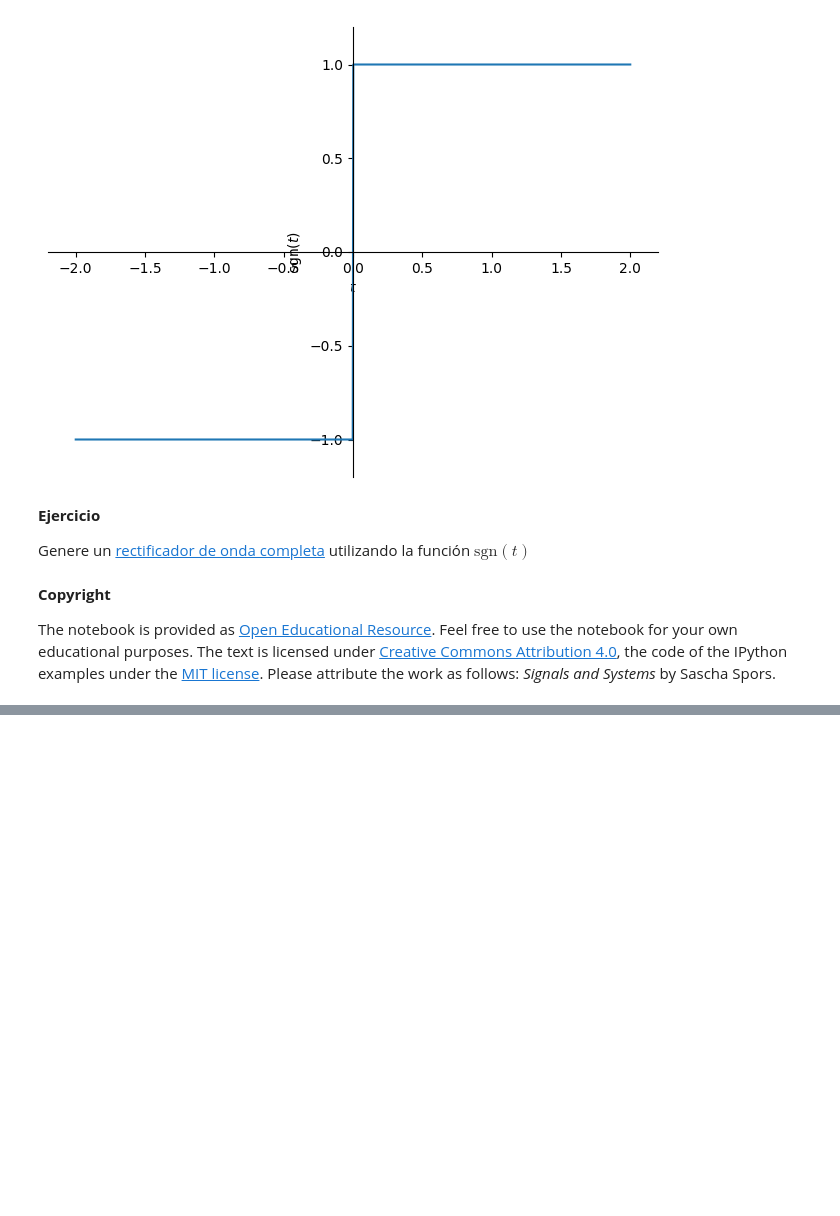
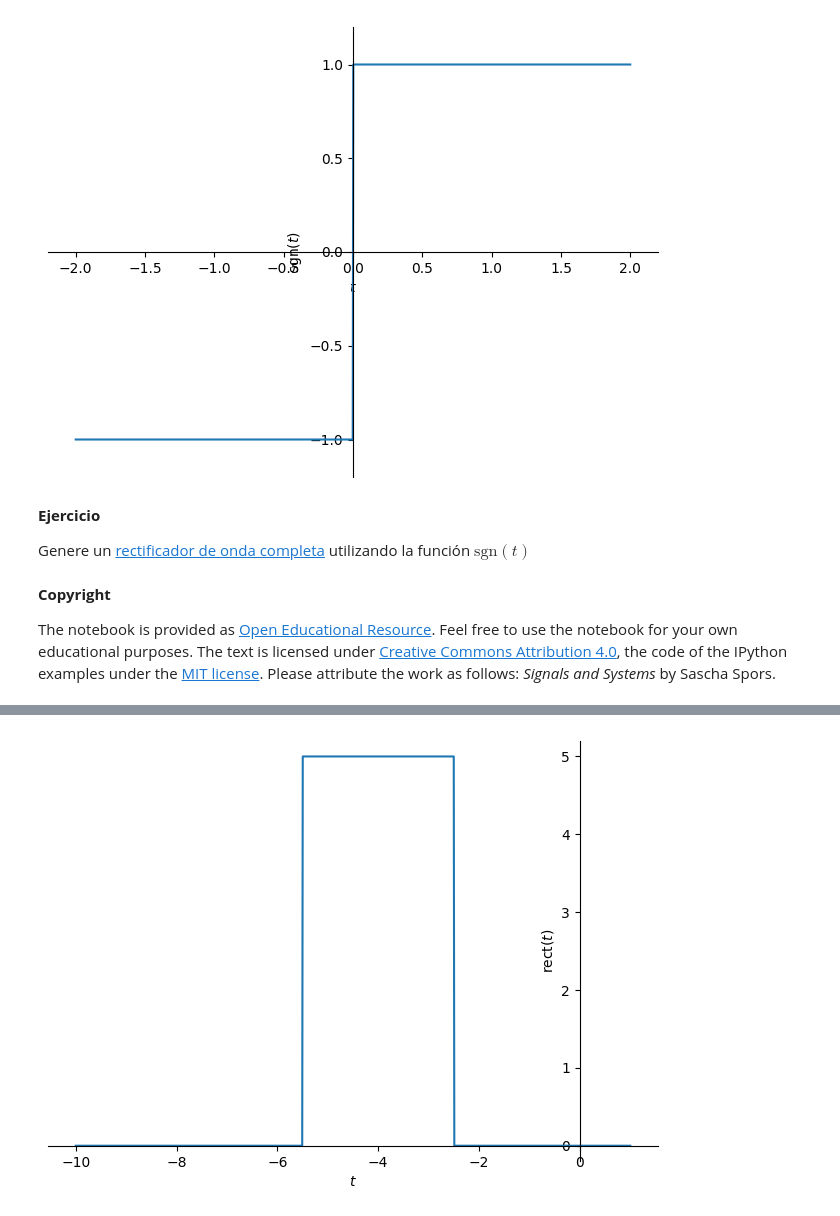
Before and after one commit to kevin-loaiza/senales_y_sistemas, a Jupyter notebook: cuaderno_2.ipynb, the cells around one changed output, grey strips where cells are left out. Cells and saved outputs as stored; diff of their text form; code cells hidden in the pictures; blank space fills up the shorter version.

```diff
--- a/cuaderno_2.ipynb
+++ b/cuaderno_2.ipynb
@@ -316,0 +330,5 @@ The notebook is provided as [Open Educational Resource](https://de.wikipedia.org
+# %%
+y = rect_.subs({A: 5, to: -4, tau: 3})
+sym.plot(y, (t, -10, 1), ylim=[-0.2, 5.2], ylabel=r'rect$(t)$');
+# %% [output]
+[figure, added]
```
Also changed, not shown: parts of 5 cells of this notebook.
